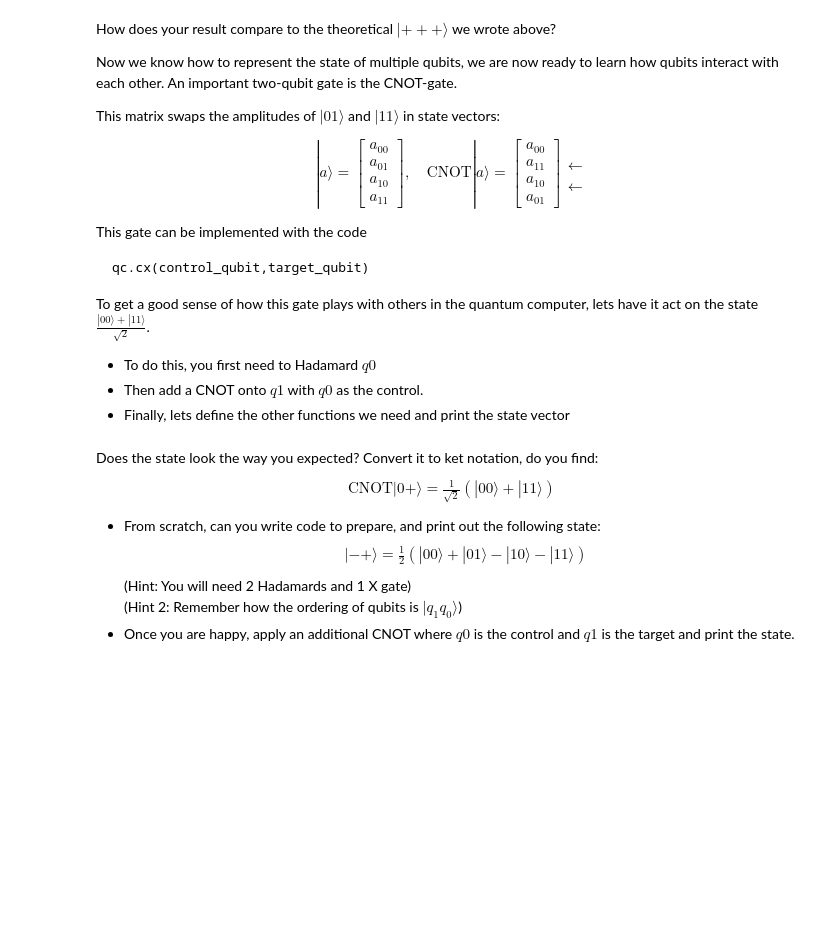
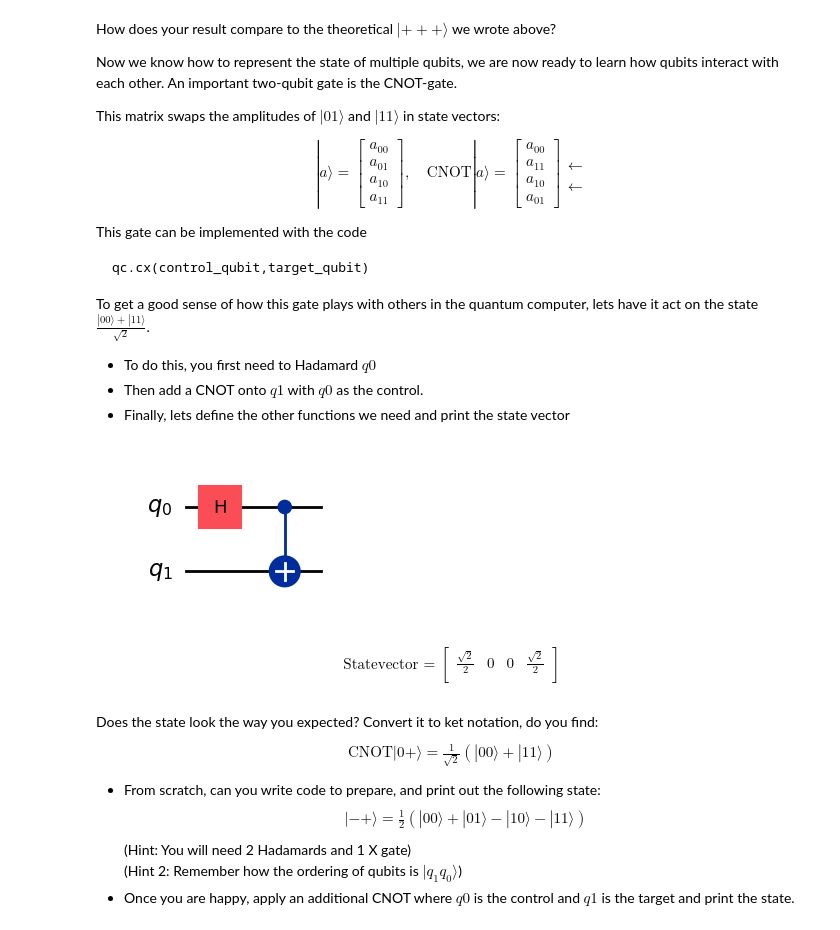
Before and after one commit to hershsingh/qcipu-labs-2026-student, a Jupyter notebook: week-2/08_cnot_and_beyond.ipynb, the cells around one changed output. Saved outputs shown, nothing was run; the diff lists cells and outputs as text; code cells hidden in the pictures; blank space fills up the shorter version.

```diff
--- a/week-2/08_cnot_and_beyond.ipynb
+++ b/week-2/08_cnot_and_beyond.ipynb
@@ -163,29 +172,38 @@ $\frac{|00\rangle+|11\rangle}{\sqrt{2}}$.
 * Finally, lets define the other functions we need and print the state vector
 # %%
 # Define a quantum circuit with only 2 qubits
-qc = ???
+qc = QuantumCircuit(2)
 
 # Apply a Hadamard gate to q0
-???
+qc.h(0)
 
 # Apply a CNOT where the first qubit is a control and the second is a target.
 # Remember that python starts indexing from 0
-???
+qc.cx(0, 1)
 
 # Let's draw the circuit. Call the function here
-???
+qc.draw('mpl')
+# %% [output]
+[figure, added]
 # %%
 # Here, we want to use a noiseless simulator, this can be gotten by defining our backend as AerSimulator()
-backend = ???
+backend = AerSimulator()
 
 # Repeat the necessary sets to add a save state to the circuit
-???
+qc.save_statevector()
 
 # Store the state vector itself into this variable
-final_state = ???
+final_state = backend.run(qc).result().get_statevector()
 
 # Print the statevector neatly:
-array_to_latex(final_state, prefix = ???
+array_to_latex(final_state, prefix="\\text{Statevector = }")
+# %% [output]
+$$
+\text{Statevector = }
+\begin{bmatrix}
+\frac{\sqrt{2}}{2} & 0 & 0 & \frac{\sqrt{2}}{2}  \\
+ \end{bmatrix}
+$$
 # %% [markdown]
 Does the state look the way you expected? Convert it to ket notation, do you find:
 
```
Also changed, not shown: parts of 12 cells of this notebook, 6 other files.
